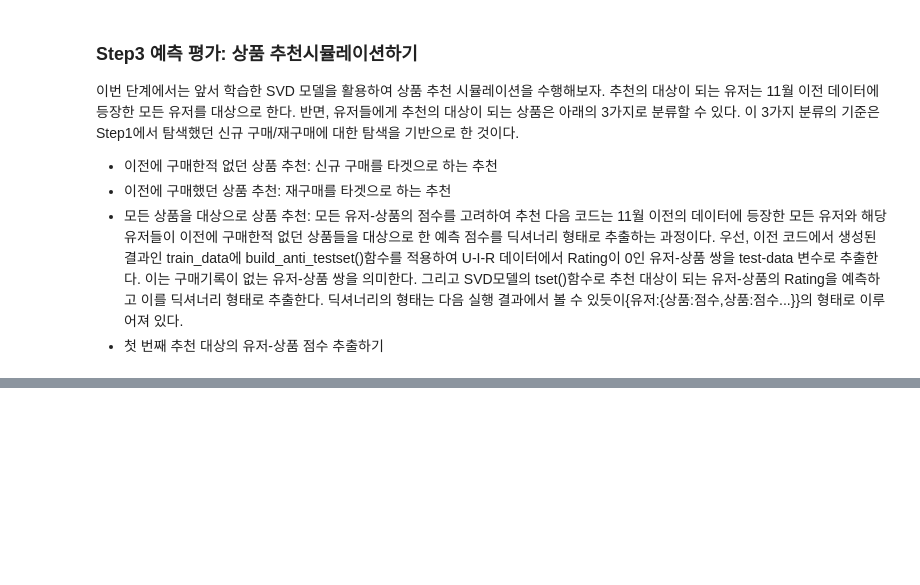
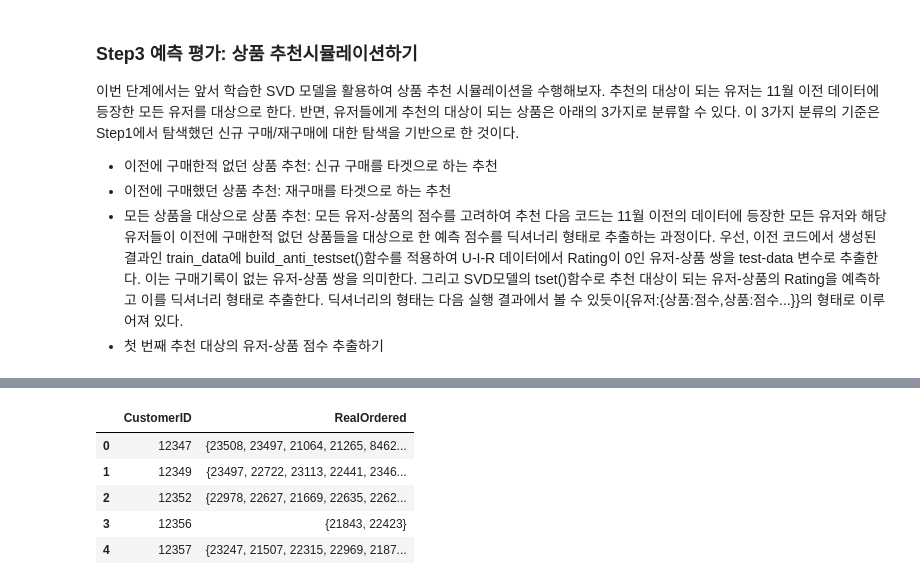
Before and after one commit to goldang01/python_data_analysis_study, a Jupyter notebook: Chapter 5.2.ipynb, the cells around one changed output, grey strips where cells are left out. Cells and saved outputs as stored; diff of their text form; code cells hidden in the pictures; blank space fills up the shorter version.

```diff
--- a/Chapter 5.2.ipynb
+++ b/Chapter 5.2.ipynb
@@ -649,0 +706,12 @@ print(str(new_order_prediction_dict)[:300] + "...")
+# %%
+# 11월 이후의 데이터를 테스트 데이터셋으로 사용하기 위한 데이터 프레임을 생성한다.
+simulation_test_df = df_year_end.groupby('CustomerID')['StockCode'].apply(set).reset_index()
+simulation_test_df.columns = ['CustomerID', 'RealOrdered']
+simulation_test_df.head()
+# %% [output]
+|  | CustomerID | RealOrdered |
+| 0 | 12347 | {23508, 23497, 21064, 21265, 8462... |
+| 1 | 12349 | {23497, 22722, 23113, 22441, 2346... |
+| 2 | 12352 | {22978, 22627, 21669, 22635, 2262... |
+| 3 | 12356 | {21843, 22423} |
+| 4 | 12357 | {23247, 21507, 22315, 22969, 2187... |
```
Also changed, not shown: parts of 30 cells of this notebook.
